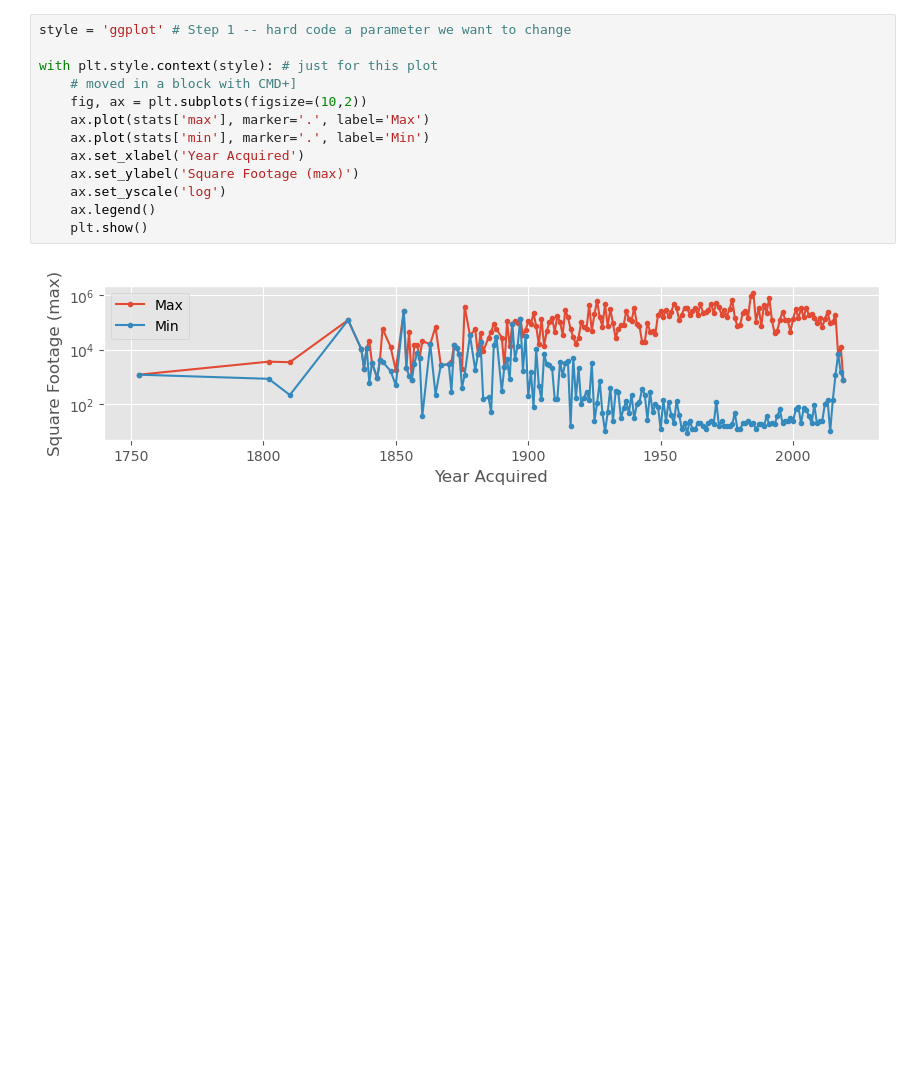
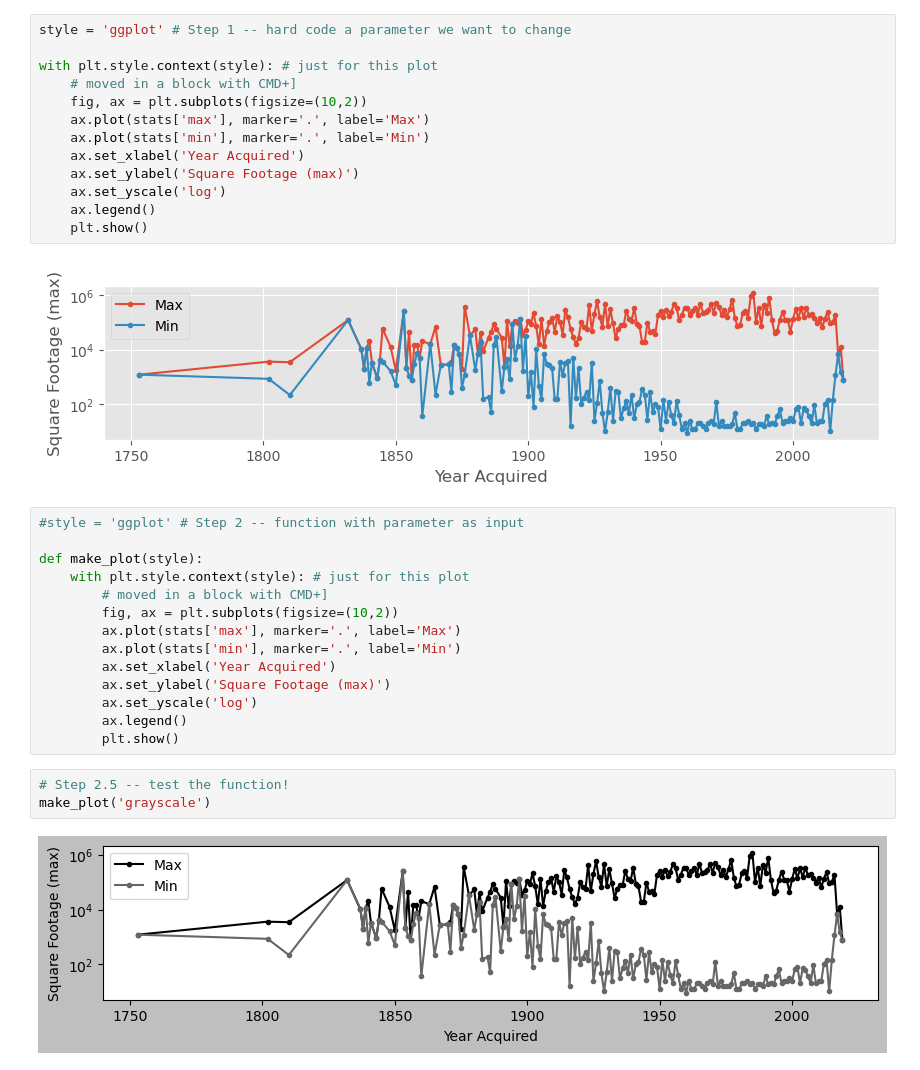
Before and after one commit to UIUC-iSchool-DataViz/is445_bcubcg_fall2025, a Jupyter notebook: week05/inClass_week05.ipynb, the cells around one changed output. Cells and saved outputs as stored; diff of their text form; blank space fills up the shorter version.

```diff
--- a/week05/inClass_week05.ipynb
+++ b/week05/inClass_week05.ipynb
@@ -128,3 +128,22 @@ with plt.style.context(style): # just for this plot
     plt.show()
 # %% [output]
 [figure]
+# %%
+#style = 'ggplot' # Step 2 -- function with parameter as input
+
+def make_plot(style):
+    with plt.style.context(style): # just for this plot
+        # moved in a block with CMD+]
+        fig, ax = plt.subplots(figsize=(10,2))
+        ax.plot(stats['max'], marker='.', label='Max')
+        ax.plot(stats['min'], marker='.', label='Min')
+        ax.set_xlabel('Year Acquired')
+        ax.set_ylabel('Square Footage (max)')
+        ax.set_yscale('log')
+        ax.legend()
+        plt.show()
+# %%
+# Step 2.5 -- test the function!
+make_plot('grayscale')
+# %% [output]
+[figure, added]
```
